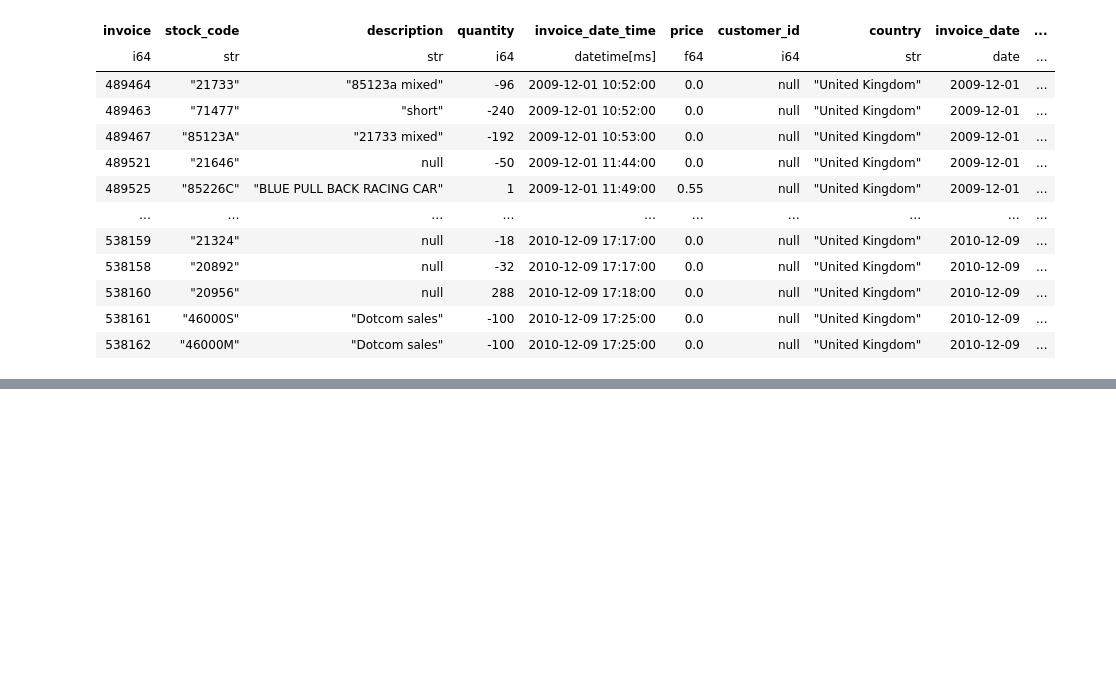
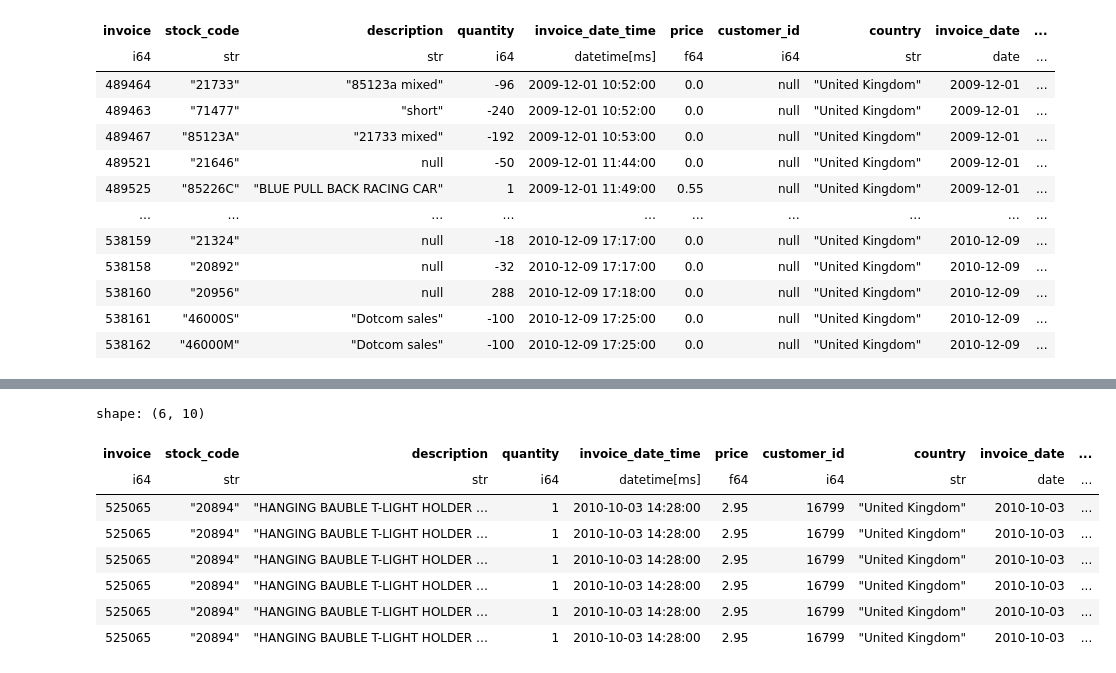
Before and after one commit to khanim-abdullayeva/Customer-Segmentation-and-Recommendation-System, a Jupyter notebook: notebook/01_data_exploration.ipynb, the cells around one changed output, grey strips where cells are left out. Cells and saved outputs as stored; diff of their text form; code cells hidden in the pictures; blank space fills up the shorter version.

```diff
--- a/notebook/01_data_exploration.ipynb
+++ b/notebook/01_data_exploration.ipynb
@@ -128,0 +147,12 @@ shape: (13_283, 10)
+# %%
+df.filter((pl.col("customer_id") == 16799) & (pl.col("invoice_time") == time(14,28,0)) & (pl.col("stock_code") == "20894"))
+# %% [output]
+shape: (6, 10)
+| invoice | stock_code | description | quantity | invoice_date_time | price | customer_id | country | invoice_date | ... |
+| i64 | str | str | i64 | datetime[ms] | f64 | i64 | str | date | ... |
+| 525065 | "20894" | "HANGING BAUBLE T-LIGHT HOLDER … | 1 | 2010-10-03 14:28:00 | 2.95 | 16799 | "United Kingdom" | 2010-10-03 | ... |
+| 525065 | "20894" | "HANGING BAUBLE T-LIGHT HOLDER … | 1 | 2010-10-03 14:28:00 | 2.95 | 16799 | "United Kingdom" | 2010-10-03 | ... |
+| 525065 | "20894" | "HANGING BAUBLE T-LIGHT HOLDER … | 1 | 2010-10-03 14:28:00 | 2.95 | 16799 | "United Kingdom" | 2010-10-03 | ... |
+| 525065 | "20894" | "HANGING BAUBLE T-LIGHT HOLDER … | 1 | 2010-10-03 14:28:00 | 2.95 | 16799 | "United Kingdom" | 2010-10-03 | ... |
+| 525065 | "20894" | "HANGING BAUBLE T-LIGHT HOLDER … | 1 | 2010-10-03 14:28:00 | 2.95 | 16799 | "United Kingdom" | 2010-10-03 | ... |
+| 525065 | "20894" | "HANGING BAUBLE T-LIGHT HOLDER … | 1 | 2010-10-03 14:28:00 | 2.95 | 16799 | "United Kingdom" | 2010-10-03 | ... |
```
Also changed, not shown: parts of 1 cell of this notebook.
